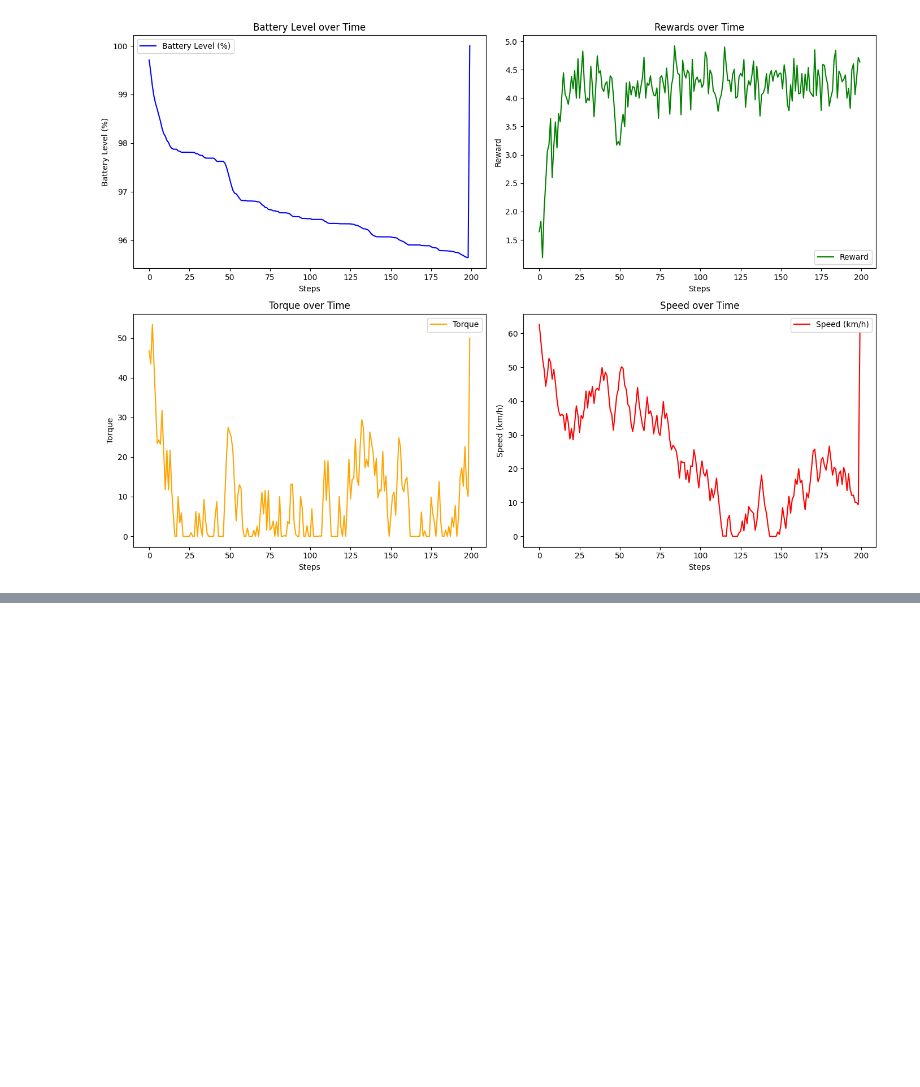
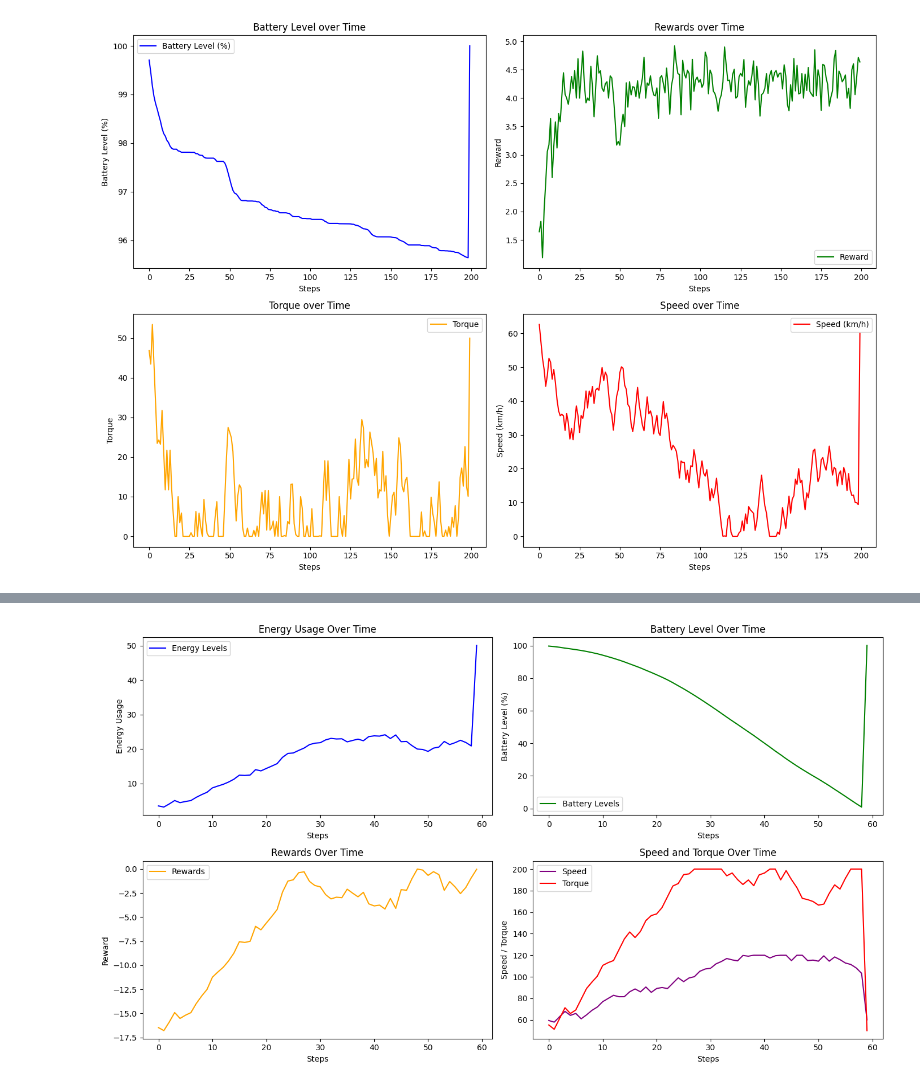
Before and after one commit to Perfect-Cube/Volkswagon-imobilothon-4.0, a Jupyter notebook: proximalpolicyoptimization.ipynb, the cells around one changed output, grey strips where cells are left out. Cells and saved outputs as stored; diff of their text form; code cells hidden in the pictures; blank space fills up the shorter version.

```diff
--- a/proximalpolicyoptimization.ipynb
+++ b/proximalpolicyoptimization.ipynb
@@ -551,0 +884,44 @@ Using cpu device
+# %%
+# Simulate the trained model
+energy_levels, battery_levels, rewards, speeds, torques = simulate_motor_optimization(model, env)
+
+# Visualization
+plt.figure(figsize=(14, 8))
+
+# Energy Levels
+plt.subplot(2, 2, 1)
+plt.plot(energy_levels, label="Energy Levels", color="blue")
+plt.xlabel("Steps")
+plt.ylabel("Energy Usage")
+plt.title("Energy Usage Over Time")
+plt.legend()
+
+# Battery Levels
+plt.subplot(2, 2, 2)
+plt.plot(battery_levels, label="Battery Levels", color="green")
+plt.xlabel("Steps")
+plt.ylabel("Battery Level (%)")
+plt.title("Battery Level Over Time")
+plt.legend()
+
+# Rewards
+plt.subplot(2, 2, 3)
+plt.plot(rewards, label="Rewards", color="orange")
+plt.xlabel("Steps")
+plt.ylabel("Reward")
+plt.title("Rewards Over Time")
+plt.legend()
+
+# Speeds and Torques
+plt.subplot(2, 2, 4)
+plt.plot(speeds, label="Speed", color="purple")
+plt.plot(torques, label="Torque", color="red")
+plt.xlabel("Steps")
+plt.ylabel("Speed / Torque")
+plt.title("Speed and Torque Over Time")
+plt.legend()
+
+plt.tight_layout()
+plt.show()
+# %% [output]
+[figure, added]
```
Also changed, not shown: parts of 3 cells of this notebook.
